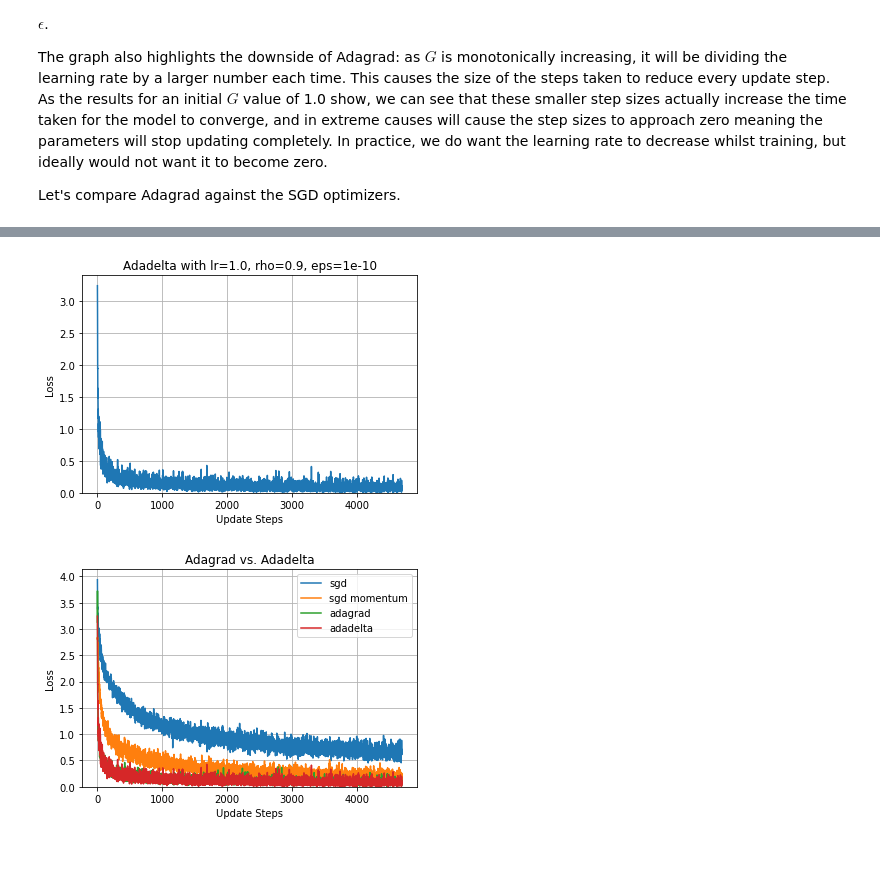
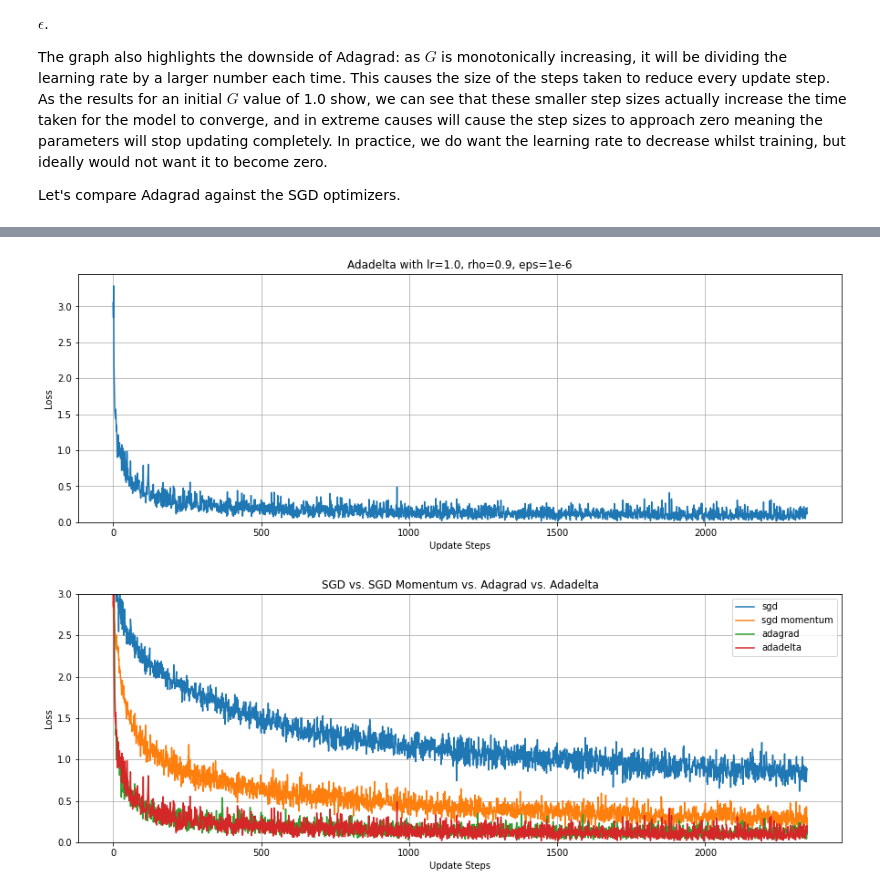
Before and after one commit to bentrevett/a-tour-of-pytorch-optimizers, a Jupyter notebook: optimizers.ipynb, the cells around one changed output, grey strips where cells are left out. Saved outputs shown, nothing was run; the diff lists cells and outputs as text; code cells hidden in the pictures; blank space fills up the shorter version.

```diff
--- a/optimizers.ipynb
+++ b/optimizers.ipynb
@@ -87,7 +87,7 @@ def train_epoch(iterator, model, optimizer, criterion, device):
 
     return losses
 # %%
-def train(train_iterator, model, optimizer, criterion, device, n_epochs=10):
+def train(train_iterator, model, optimizer, criterion, device, n_epochs=5):
 
     losses = []
 
@@ -99,8 +99,8 @@ def train(train_iterator, model, optimizer, criterion, device, n_epochs=10):
 
     return losses
 # %%
-def plot_loss(loss, title=None, ymin=0, ymax=None):
-    fig, ax = plt.subplots()
+def plot_loss(loss, title=None, ymin=0, ymax=None, figsize=(15,5)):
+    fig, ax = plt.subplots(figsize=figsize)
     ax.plot(loss)
     ax.set_title(title)
     ax.set_ylabel('Loss')
@@ -404,8 +394,8 @@ class Adadelta:
         self.lr = lr
         self.rho = rho
         self.eps = eps
-        self.acc_grads = [torch.zeros_like(p) for p in self.model_params]
-        self.acc_deltas = [torch.zeros_like(p) for p in self.model_params]
+        self.avg_sqr_grads = [torch.zeros_like(p) for p in self.model_params]
+        self.avg_sqr_deltas = [torch.zeros_like(p) for p in self.model_params]
 
     def zero_grad(self):
         for param in self.model_params:
@@ -413,24 +403,26 @@ class Adadelta:
 
     @torch.no_grad()
     def step(self):
-        for param, acc_grad, acc_delta in zip(self.model_params, self.acc_grads, self.acc_deltas):
-            acc_grad.mul_(self.rho).add_(param.grad * param.grad * (1 - self.rho))
-            std = acc_grad.add(self.eps).sqrt()
-            delta = acc_delta.add(self.eps).sqrt().div(std).mul(param.grad)
+        for param, avg_sqr_grad, avg_sqr_delta in zip(self.model_params, \
+                                                      self.avg_sqr_grads, \
+                                                      self.avg_sqr_deltas):
+            avg_sqr_grad.mul_(self.rho).add_(param.grad * param.grad * (1 - self.rho))
+            std = avg_sqr_grad.add(self.eps).sqrt()
+            delta = avg_sqr_delta.add(self.eps).sqrt().div(std).mul(param.grad)
             param.sub_(self.lr * delta)
-            acc_delta.mul_(self.rho).add_(delta * delta * (1 - self.rho))
+            avg_sqr_delta.mul_(self.rho).add_(delta * delta * (1 - self.rho))
 # %%
 optimizer = Adadelta(model.parameters())
 # %%
 adadelta_loss = train(train_iterator, model, optimizer, criterion, device)
 # %%
-plot_loss(adadelta_loss, 'Adadelta with lr=1.0, rho=0.9, eps=1e-10')
+plot_loss(adadelta_loss, 'Adadelta with lr=1.0, rho=0.9, eps=1e-6')
 # %% [output]
-[figure, old version]
+[figure, new version]
 # %%
-losses = [sgd_loss, sgd_momentum_loss, adagrad_losses[0.001], adadelta_loss]
+losses = [sgd_loss, sgd_momentum_loss, adagrad_loss, adadelta_loss]
 labels = ['sgd', 'sgd momentum', 'adagrad', 'adadelta']
 
-plot_losses(losses, labels, 'Adagrad vs. Adadelta')
+plot_losses(losses, labels, 'SGD vs. SGD Momentum vs. Adagrad vs. Adadelta', ymax=3.0)
 # %% [output]
-[figure, old version]
+[figure, new version]
```
Also changed, not shown: parts of 63 cells of this notebook.
